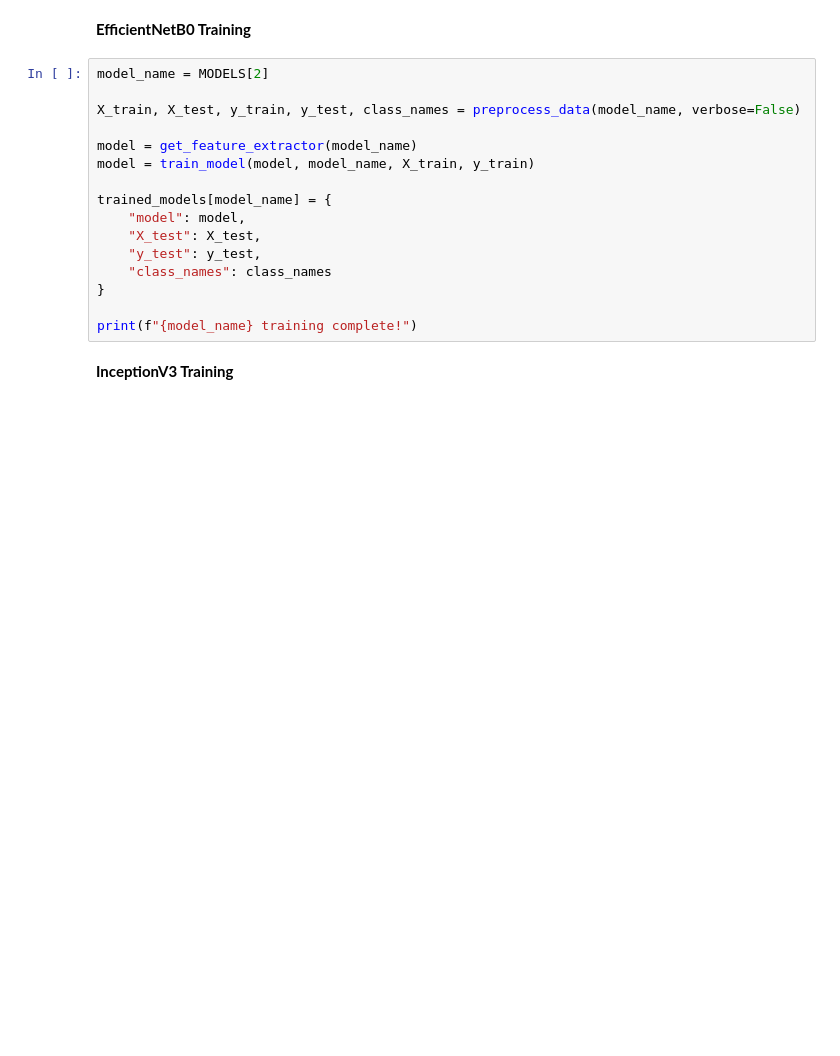
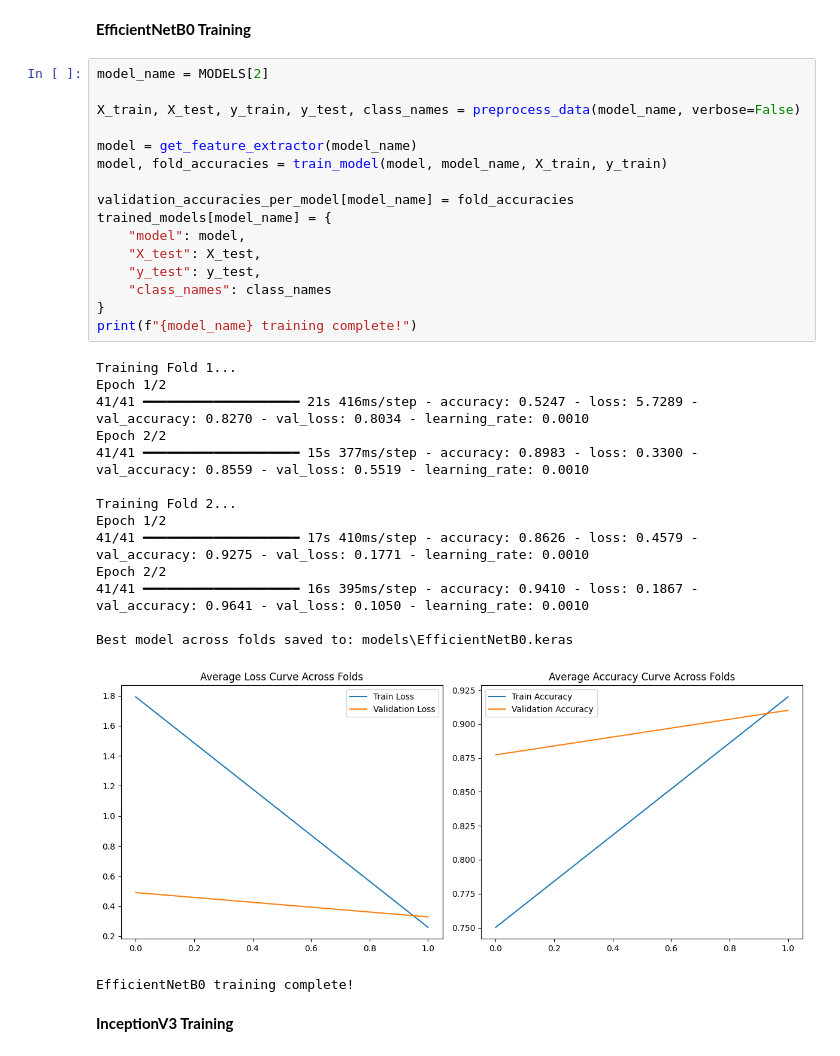
Before and after one commit to CrooBrys/NeuroScanAI, a Jupyter notebook: training/brain_tumor_classification.ipynb, the cells around one changed output. Cells and saved outputs as stored; diff of their text form; blank space fills up the shorter version.

```diff
--- a/training/brain_tumor_classification.ipynb
+++ b/training/brain_tumor_classification.ipynb
@@ -99,19 +129,35 @@ KeyboardInterrupt:
 # %%
 model_name = MODELS[2]
 
 X_train, X_test, y_train, y_test, class_names = preprocess_data(model_name, verbose=False)
 
 model = get_feature_extractor(model_name)
-model = train_model(model, model_name, X_train, y_train)
+model, fold_accuracies = train_model(model, model_name, X_train, y_train)
 
+validation_accuracies_per_model[model_name] = fold_accuracies
 trained_models[model_name] = {
     "model": model,
     "X_test": X_test,
     "y_test": y_test,
     "class_names": class_names
 }
-
 print(f"{model_name} training complete!")
+# %% [output]
+Training Fold 1...
+Epoch 1/2
+41/41 ━━━━━━━━━━━━━━━━━━━━ 21s 416ms/step - accuracy: 0.5247 - loss: 5.7289 - val_accuracy: 0.8270 - val_loss: 0.8034 - learning_rate: 0.0010
+Epoch 2/2
+41/41 ━━━━━━━━━━━━━━━━━━━━ 15s 377ms/step - accuracy: 0.8983 - loss: 0.3300 - val_accuracy: 0.8559 - val_loss: 0.5519 - learning_rate: 0.0010
+
+Training Fold 2...
+Epoch 1/2
+41/41 ━━━━━━━━━━━━━━━━━━━━ 17s 410ms/step - accuracy: 0.8626 - loss: 0.4579 - val_accuracy: 0.9275 - val_loss: 0.1771 - learning_rate: 0.0010
+Epoch 2/2
+41/41 ━━━━━━━━━━━━━━━━━━━━ 16s 395ms/step - accuracy: 0.9410 - loss: 0.1867 - val_accuracy: 0.9641 - val_loss: 0.1050 - learning_rate: 0.0010
+
+Best model across folds saved to: models\EfficientNetB0.keras
+[figure, added]
+EfficientNetB0 training complete!
 # %% [markdown]
 **InceptionV3 Training**
 # %%
```
Also changed, not shown: parts of 7 cells of this notebook, 1 other file.
